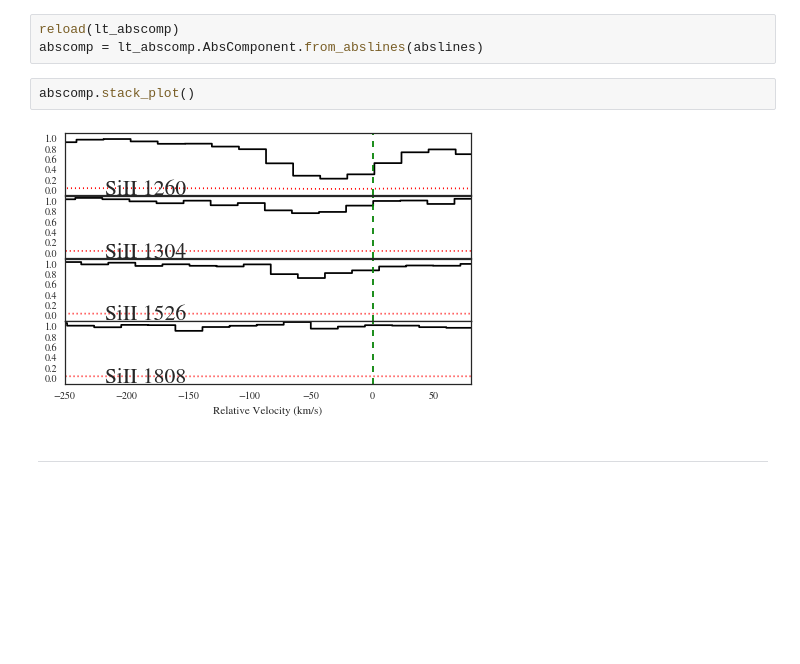
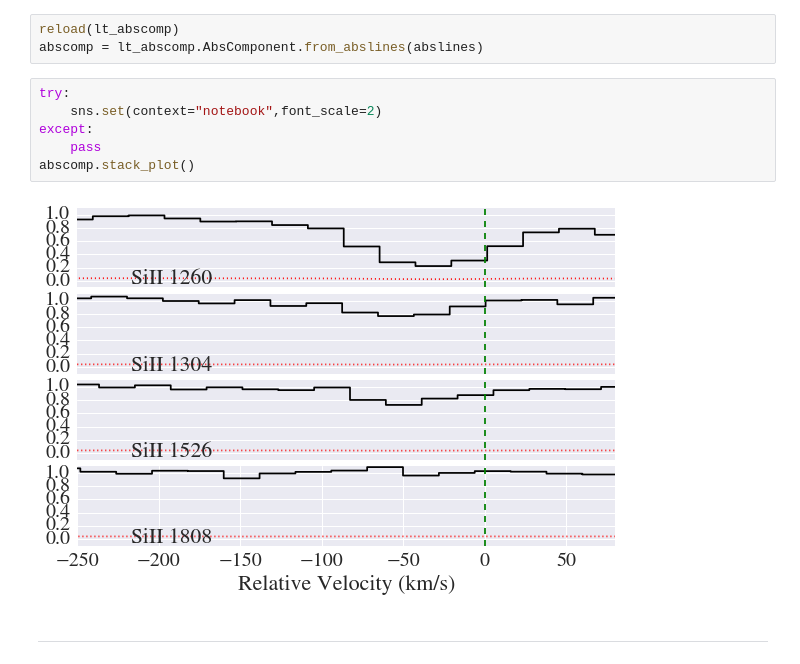
Before and after one commit to linetools/linetools, a Jupyter notebook: docs/examples/AbsComponent_ColumDensities.ipynb, the cells around one changed output. Drawn from its saved outputs; the diff is of its cells as text; blank space fills up the shorter version.

```diff
--- a/docs/examples/AbsComponent_ColumDensities.ipynb
+++ b/docs/examples/AbsComponent_ColumDensities.ipynb
@@ -59,10 +59,14 @@ read_sets: Using set file --
 # %%
 reload(lt_abscomp)
 abscomp = lt_abscomp.AbsComponent.from_abslines(abslines)
-# %%
-abscomp.stack_plot()
-# %% [output]
-[figure, removed]
+# %%
+try:
+    sns.set(context="notebook",font_scale=2)
+except:
+    pass
+abscomp.stack_plot()
+# %% [output]
+[figure, added]
 # %% [markdown]
 ----
 # %% [markdown]
```
Also changed, not shown: parts of 5 cells of this notebook, 2 other files.
